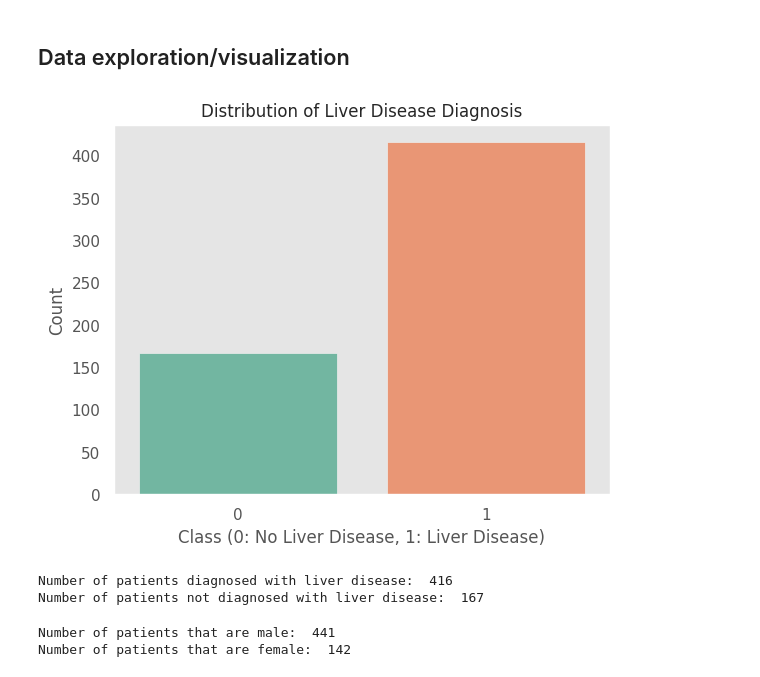
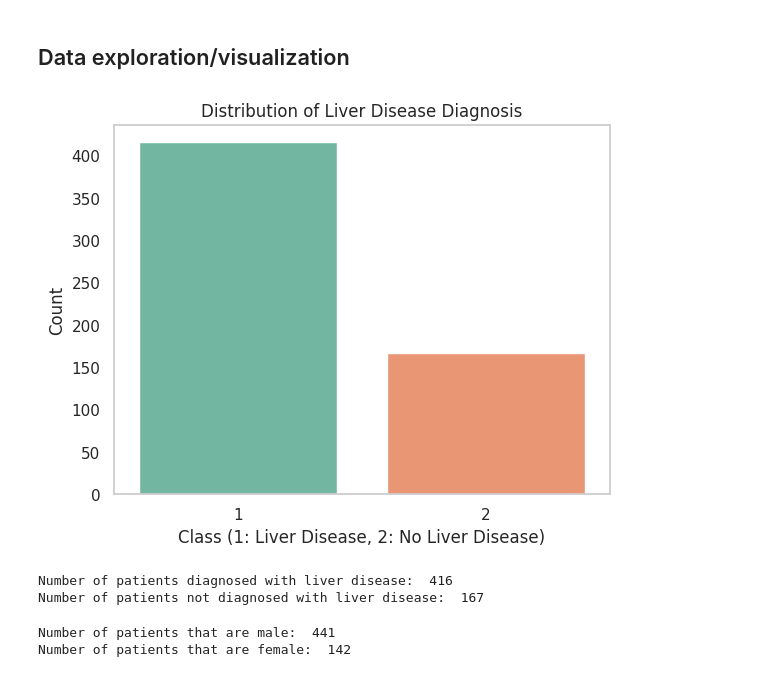
Before and after one commit to Evans2424/IACEC_Project_Model_Performance_Analysis, a Jupyter notebook: IACEC_MLProject.ipynb, the cells around one changed output. Saved outputs shown, nothing was run; the diff lists cells and outputs as text; code cells hidden in the pictures.

```diff
--- a/IACEC_MLProject.ipynb
+++ b/IACEC_MLProject.ipynb
@@ -92,9 +92,7 @@ liver_df.head()
 | 3 | 58 | Male | 1.0 | 0.4 | 182.0 | 14.0 | 20.0 | 6.8 | ... |
 | 4 | 72 | Male | 3.9 | 2.0 | 195.0 | 27.0 | 59.0 | 7.3 | ... |
 # %%
-# Changed the class values from 1 and 2 to 0 and 1 to make it more sense
-print(liver_df['Class'].unique())
-liver_df['Class'] = liver_df['Class'].replace({'1': 1, '2': 0}).astype(int)
+liver_df['Class'] = liver_df['Class'].astype(int)
 print(liver_df['Class'].unique())
 liver_df['Class'].value_counts()
 # %% [output]
@@ -188,18 +184,18 @@ liver_df_uni.shape
 # %%
 sns.countplot(data=liver_df, x='Class', palette='Set2')
 sns.set(style="whitegrid")
 plt.title('Distribution of Liver Disease Diagnosis')
-plt.xlabel('Class (0: No Liver Disease, 1: Liver Disease)')
+plt.xlabel('Class (1: Liver Disease, 2: No Liver Disease)')
 plt.ylabel('Count')
 plt.grid(False)
 plt.show()
 
 # Count the number of patients diagnosed with liver disease and those not diagnosed
 LD, NLD = liver_df['Class'].value_counts()
 print('Number of patients diagnosed with liver disease: ', LD)
 print('Number of patients not diagnosed with liver disease: ', NLD)
 # %% [output]
-[figure, old version]
+[figure, new version]
 Number of patients diagnosed with liver disease:  416
 Number of patients not diagnosed with liver disease:  167
 # %%
```
Also changed, not shown: parts of 13 cells of this notebook.
